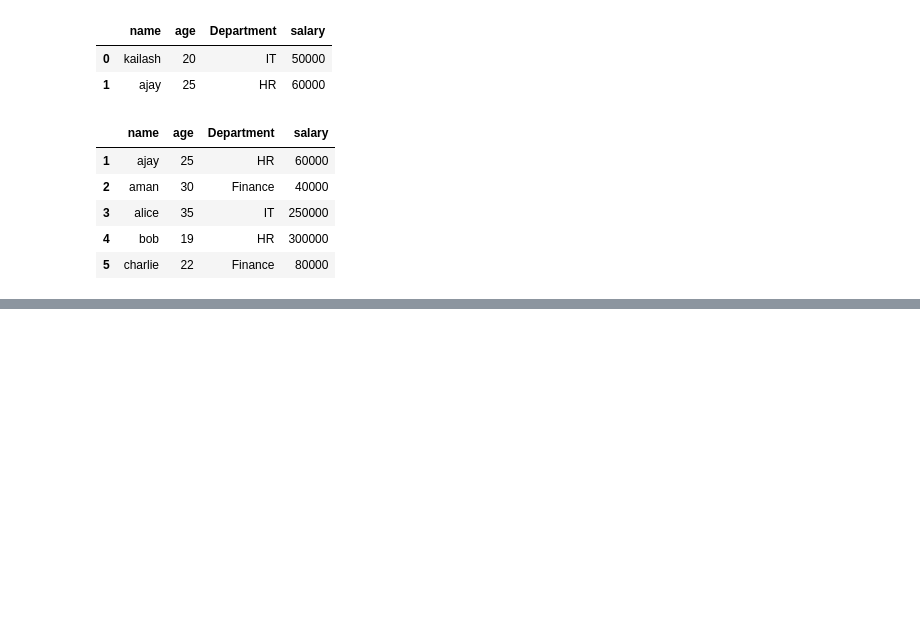
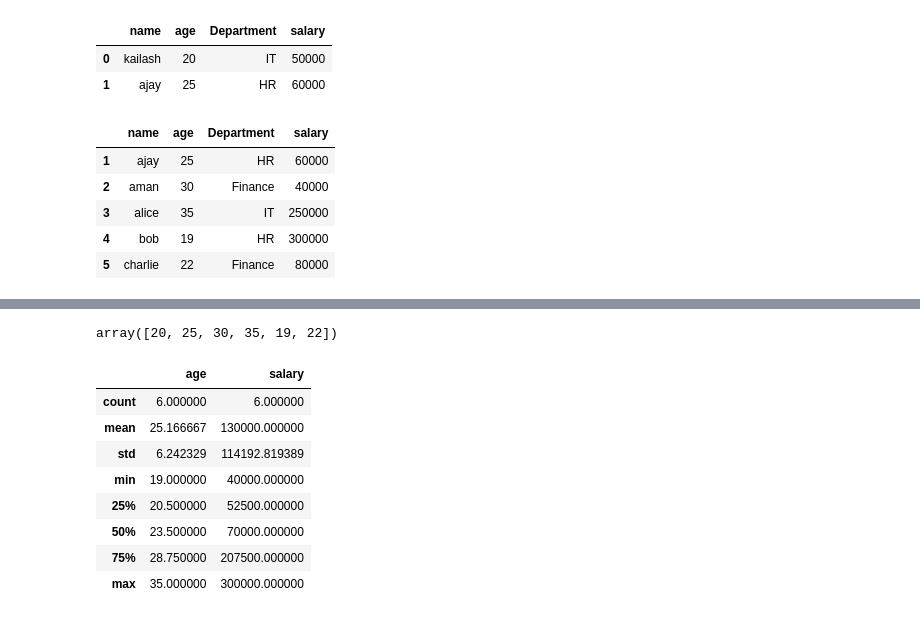
Before and after one commit to kailashchaudhary-p/Data-Science-Learning, a Jupyter notebook: Pandas/chapter 1/Untitled.ipynb, the cells around one changed output, grey strips where cells are left out. Saved outputs shown, nothing was run; the diff lists cells and outputs as text; code cells hidden in the pictures; blank space fills up the shorter version.

```diff
--- a/Pandas/chapter 1/Untitled.ipynb
+++ b/Pandas/chapter 1/Untitled.ipynb
@@ -165,0 +205,18 @@ df.tail(5)
+# %%
+df['age'].unique(
+
+)
+# %% [output]
+array([20, 25, 30, 35, 19, 22])
+# %%
+df.describe()
+# %% [output]
+|  | age | salary |
+| count | 6.000000 | 6.000000 |
+| mean | 25.166667 | 130000.000000 |
+| std | 6.242329 | 114192.819389 |
+| min | 19.000000 | 40000.000000 |
+| 25% | 20.500000 | 52500.000000 |
+| 50% | 23.500000 | 70000.000000 |
+| 75% | 28.750000 | 207500.000000 |
+| max | 35.000000 | 300000.000000 |
```
Also changed, not shown: parts of 5 cells of this notebook.
